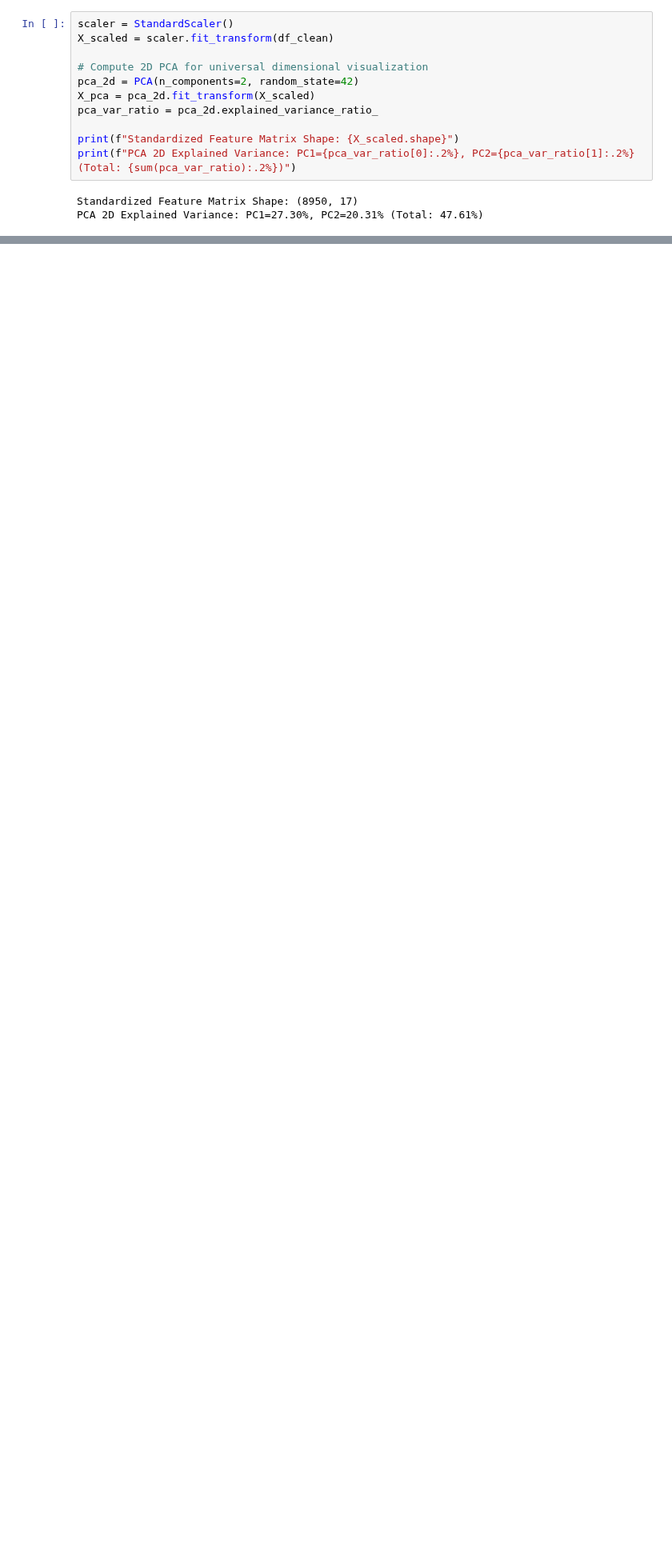
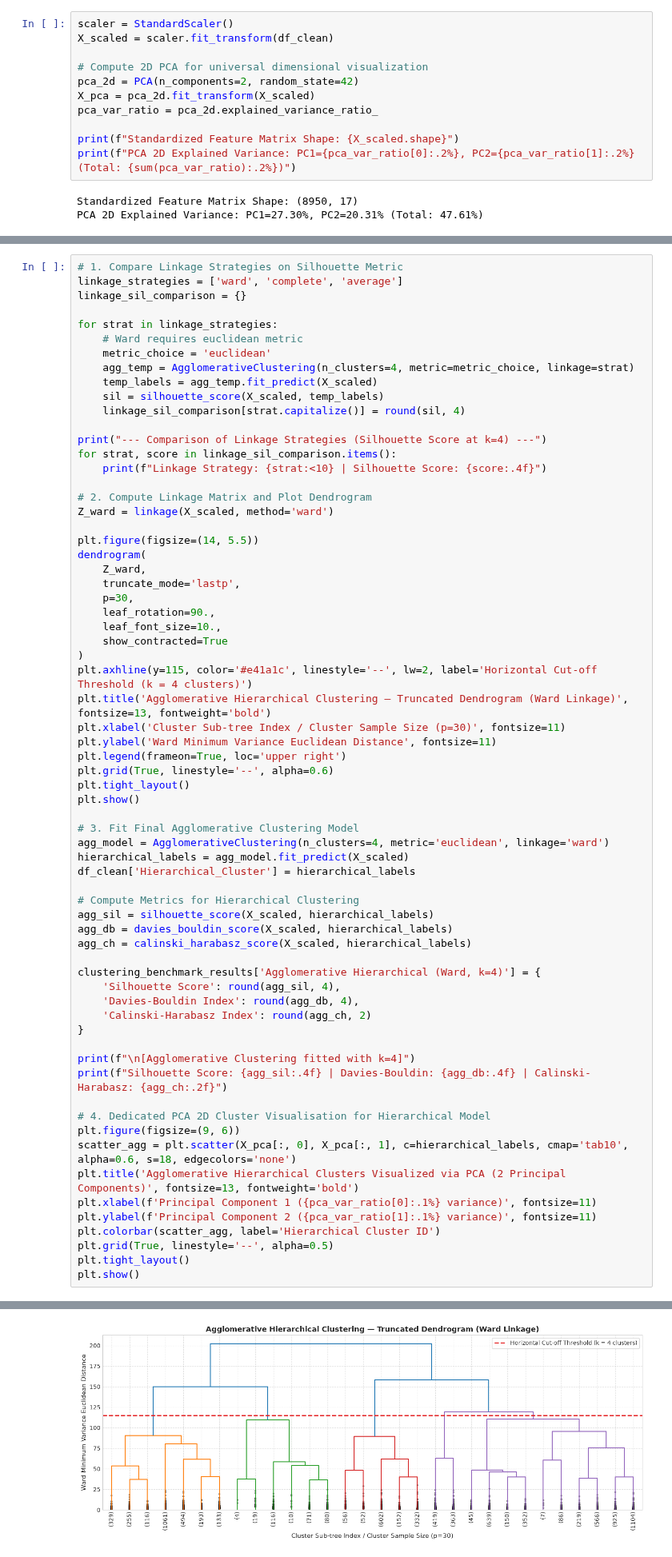
Before and after one commit to Karthik-2006-cell/ml-capstone-project, a Jupyter notebook: notebooks/Clustering.ipynb, the cells around one changed output, grey strips where cells are left out. Shown at 80% size. Drawn from its saved outputs; the diff is of its cells as text; blank space fills up the shorter version.

Commit message:
Updated Clustering Notebook with Visualizations

```diff
--- a/notebooks/Clustering.ipynb
+++ b/notebooks/Clustering.ipynb
@@ -249,0 +259,68 @@ Silhouette Score: 0.1977 | Davies-Bouldin: 1.5748 | Calinski-Harabasz: 1598.08
+# %%
+# 1. Compare Linkage Strategies on Silhouette Metric
+linkage_strategies = ['ward', 'complete', 'average']
+linkage_sil_comparison = {}
+
+for strat in linkage_strategies:
+    # Ward requires euclidean metric
+    metric_choice = 'euclidean'
+    agg_temp = AgglomerativeClustering(n_clusters=4, metric=metric_choice, linkage=strat)
+    temp_labels = agg_temp.fit_predict(X_scaled)
+    sil = silhouette_score(X_scaled, temp_labels)
+    linkage_sil_comparison[strat.capitalize()] = round(sil, 4)
+
+print("--- Comparison of Linkage Strategies (Silhouette Score at k=4) ---")
+for strat, score in linkage_sil_comparison.items():
+    print(f"Linkage Strategy: {strat:<10} | Silhouette Score: {score:.4f}")
+
+# 2. Compute Linkage Matrix and Plot Dendrogram
+Z_ward = linkage(X_scaled, method='ward')
+
+plt.figure(figsize=(14, 5.5))
+dendrogram(
+    Z_ward,
+    truncate_mode='lastp',
+    p=30,
+    leaf_rotation=90.,
+    leaf_font_size=10.,
+    show_contracted=True
+)
+plt.axhline(y=115, color='#e41a1c', linestyle='--', lw=2, label='Horizontal Cut-off Threshold (k = 4 clusters)')
+plt.title('Agglomerative Hierarchical Clustering — Truncated Dendrogram (Ward Linkage)', fontsize=13, fontweight='bold')
+plt.xlabel('Cluster Sub-tree Index / Cluster Sample Size (p=30)', fontsize=11)
+plt.ylabel('Ward Minimum Variance Euclidean Distance', fontsize=11)
+plt.legend(frameon=True, loc='upper right')
+plt.grid(True, linestyle='--', alpha=0.6)
+plt.tight_layout()
+plt.show()
+
+# 3. Fit Final Agglomerative Clustering Model
+agg_model = AgglomerativeClustering(n_clusters=4, metric='euclidean', linkage='ward')
+hierarchical_labels = agg_model.fit_predict(X_scaled)
+df_clean['Hierarchical_Cluster'] = hierarchical_labels
+
+# Compute Metrics for Hierarchical Clustering
+agg_sil = silhouette_score(X_scaled, hierarchical_labels)
+agg_db = davies_bouldin_score(X_scaled, hierarchical_labels)
+agg_ch = calinski_harabasz_score(X_scaled, hierarchical_labels)
+
+clustering_benchmark_results['Agglomerative Hierarchical (Ward, k=4)'] = {
+    'Silhouette Score': round(agg_sil, 4),
+    'Davies-Bouldin Index': round(agg_db, 4),
+    'Calinski-Harabasz Index': round(agg_ch, 2)
+}
+
+print(f"\n[Agglomerative Clustering fitted with k=4]")
+print(f"Silhouette Score: {agg_sil:.4f} | Davies-Bouldin: {agg_db:.4f} | Calinski-Harabasz: {agg_ch:.2f}")
+
+# 4. Dedicated PCA 2D Cluster Visualisation for Hierarchical Model
+plt.figure(figsize=(9, 6))
+scatter_agg = plt.scatter(X_pca[:, 0], X_pca[:, 1], c=hierarchical_labels, cmap='tab10', alpha=0.6, s=18, edgecolors='none')
+plt.title('Agglomerative Hierarchical Clusters Visualized via PCA (2 Principal Components)', fontsize=13, fontweight='bold')
+plt.xlabel(f'Principal Component 1 ({pca_var_ratio[0]:.1%} variance)', fontsize=11)
+plt.ylabel(f'Principal Component 2 ({pca_var_ratio[1]:.1%} variance)', fontsize=11)
+plt.colorbar(scatter_agg, label='Hierarchical Cluster ID')
+plt.grid(True, linestyle='--', alpha=0.5)
+plt.tight_layout()
+plt.show()
+# %% [output]
@@ -249,0 +331 @@ Silhouette Score: 0.1977 | Davies-Bouldin: 1.5748 | Calinski-Harabasz: 1598.08
+[figure, added]
```
Also changed, not shown: parts of 8 cells of this notebook.
